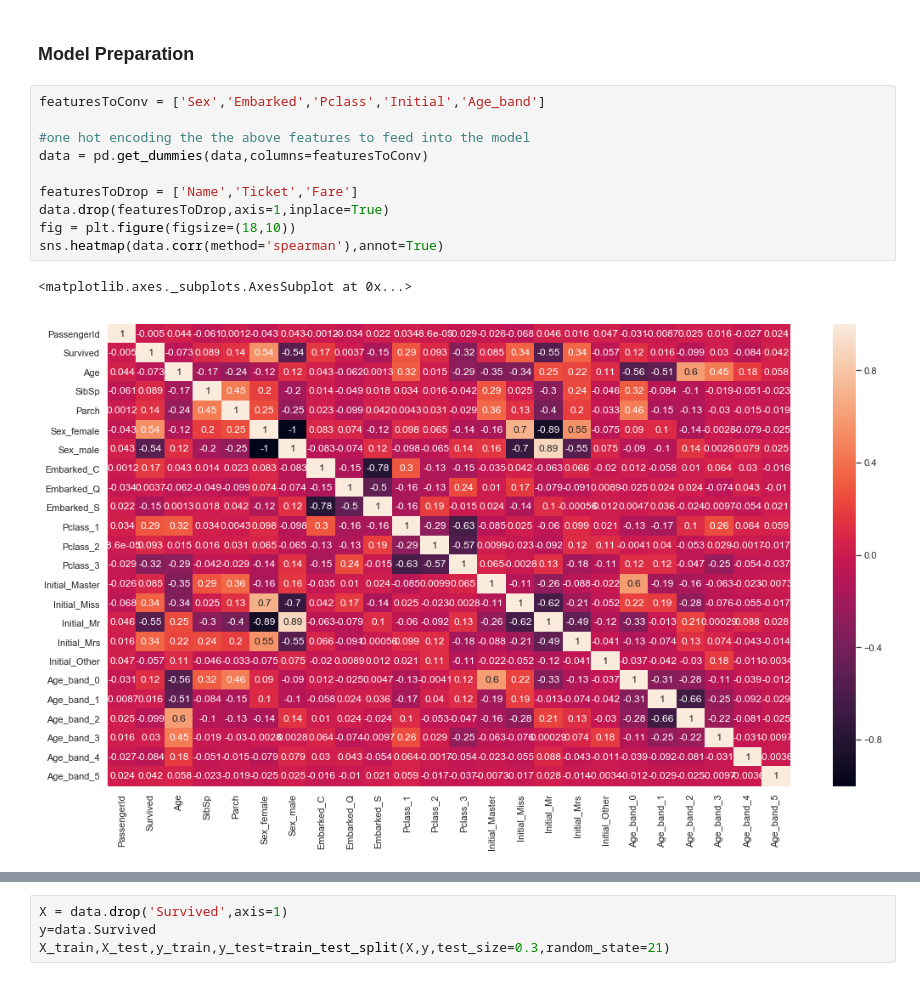
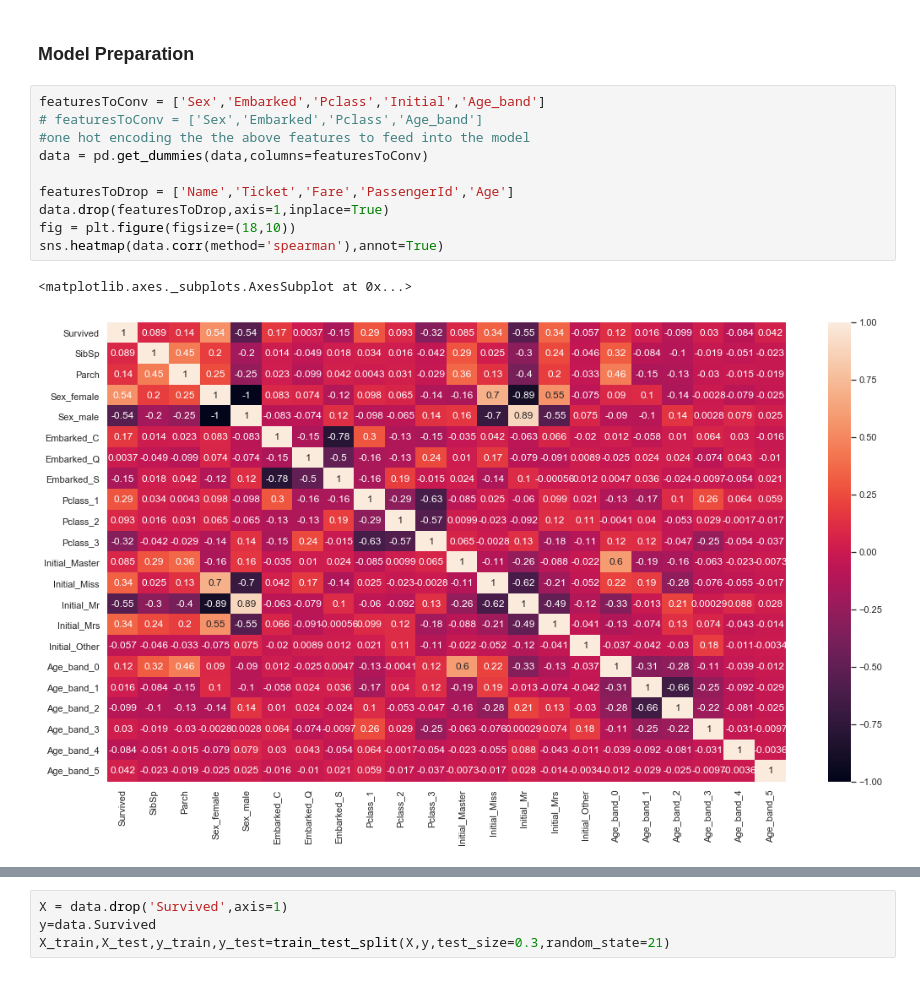
Before and after one commit to nishcn91/ML_models, a Jupyter notebook: Titanic Dataset Analysis and Basic Classification.ipynb, the cells around one changed output, grey strips where cells are left out. Cells and saved outputs as stored; diff of their text form.

```diff
--- a/Titanic Dataset Analysis and Basic Classification.ipynb
+++ b/Titanic Dataset Analysis and Basic Classification.ipynb
@@ -401,14 +405,14 @@ pd.crosstab(data.Age_band,data.Survived).style.background_gradient(cmap="summer_
 ### Model Preparation
 # %%
 featuresToConv = ['Sex','Embarked','Pclass','Initial','Age_band']
-
+# featuresToConv = ['Sex','Embarked','Pclass','Age_band']
 #one hot encoding the the above features to feed into the model
 data = pd.get_dummies(data,columns=featuresToConv)
 
-featuresToDrop = ['Name','Ticket','Fare']
+featuresToDrop = ['Name','Ticket','Fare','PassengerId','Age']
 data.drop(featuresToDrop,axis=1,inplace=True)
 fig = plt.figure(figsize=(18,10))
 sns.heatmap(data.corr(method='spearman'),annot=True)
 # %% [output]
 <matplotlib.axes._subplots.AxesSubplot at 0x...>
-[figure, old version]
+[figure, new version]
```
Also changed, not shown: parts of 27 cells of this notebook.
